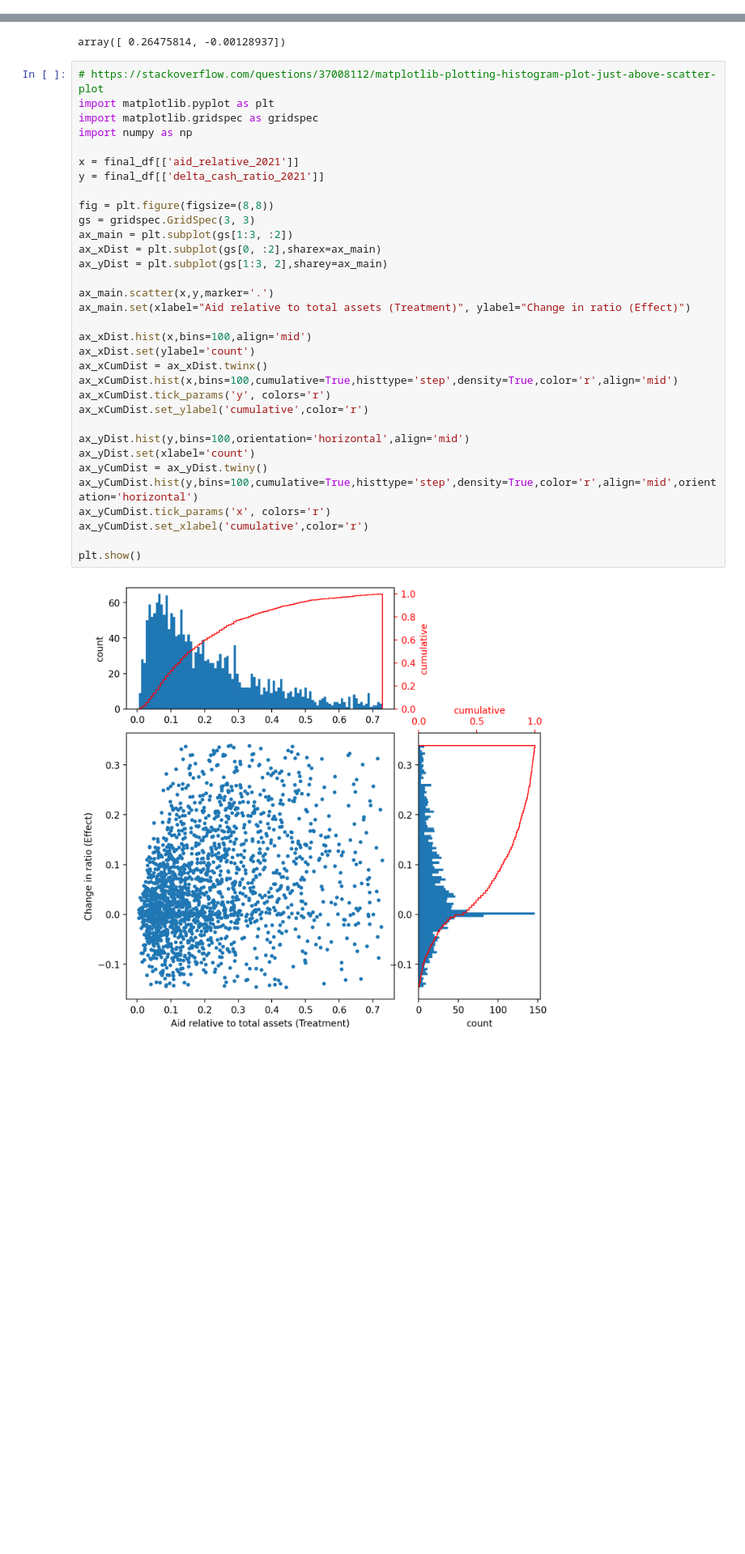
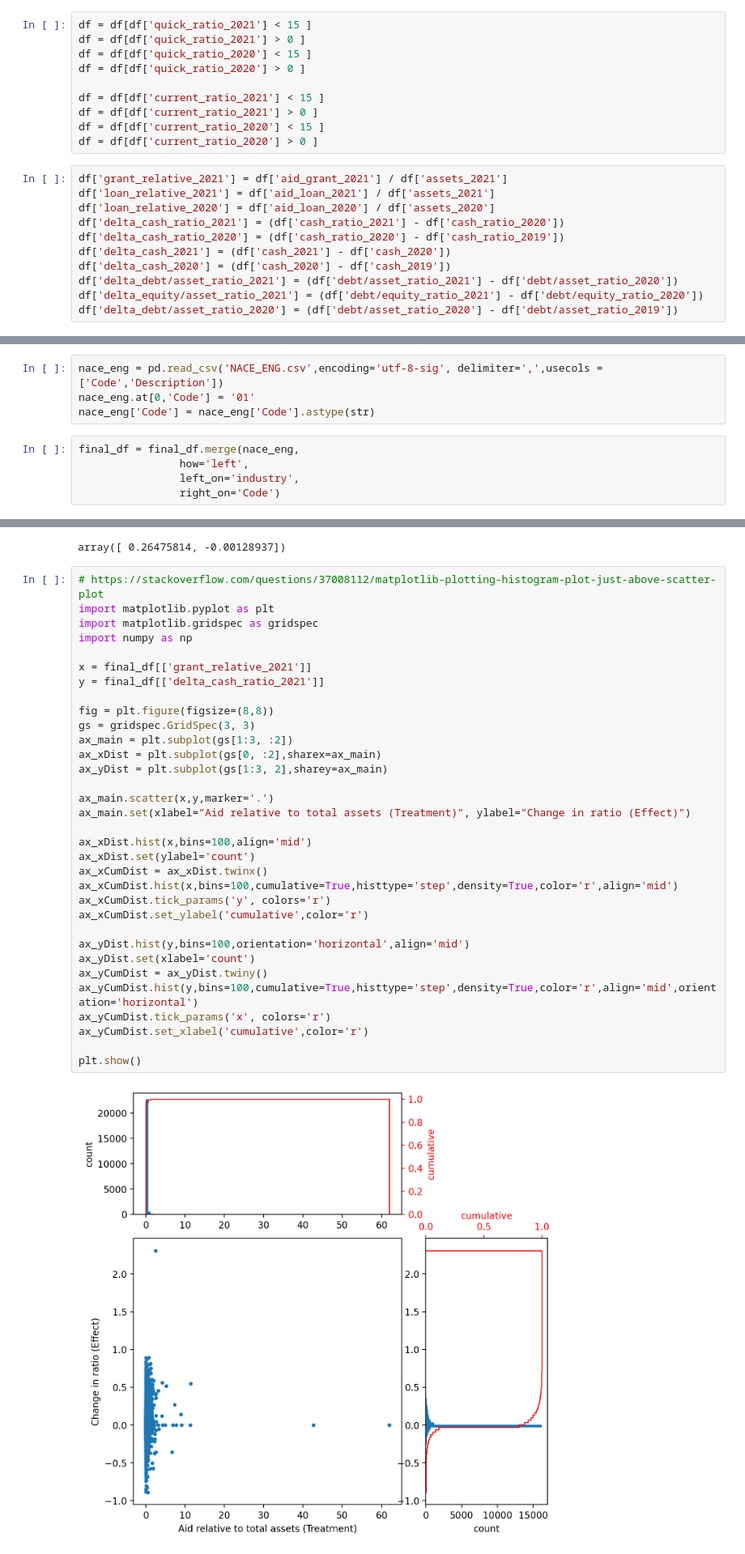
Before and after one commit to m-schildt/AAA, a Jupyter notebook: 6_response_curves.ipynb, the cells around one changed output, grey strips where cells are left out. Shown at 81% size. Saved outputs shown, nothing was run; the diff lists cells and outputs as text; blank space fills up the shorter version.

Commit message:
curves

```diff
--- a/6_response_curves.ipynb
+++ b/6_response_curves.ipynb
@@ -262,0 +26,21 @@ fig.savefig('test_causal_curves.png', bbox_inches='tight', dpi = 300)
+# %%
+df = df[df['quick_ratio_2021'] < 15 ]
+df = df[df['quick_ratio_2021'] > 0 ]
+df = df[df['quick_ratio_2020'] < 15 ]
+df = df[df['quick_ratio_2020'] > 0 ]
+
+df = df[df['current_ratio_2021'] < 15 ]
+df = df[df['current_ratio_2021'] > 0 ]
+df = df[df['current_ratio_2020'] < 15 ]
+df = df[df['current_ratio_2020'] > 0 ]
+# %%
+df['grant_relative_2021'] = df['aid_grant_2021'] / df['assets_2021']
+df['loan_relative_2021'] = df['aid_loan_2021'] / df['assets_2021']
+df['loan_relative_2020'] = df['aid_loan_2020'] / df['assets_2020']
+df['delta_cash_ratio_2021'] = (df['cash_ratio_2021'] - df['cash_ratio_2020'])
+df['delta_cash_ratio_2020'] = (df['cash_ratio_2020'] - df['cash_ratio_2019'])
+df['delta_cash_2021'] = (df['cash_2021'] - df['cash_2020'])
+df['delta_cash_2020'] = (df['cash_2020'] - df['cash_2019'])
+df['delta_debt/asset_ratio_2021'] = (df['debt/asset_ratio_2021'] - df['debt/asset_ratio_2020'])
+df['delta_equity/asset_ratio_2021'] = (df['debt/equity_ratio_2021'] - df['debt/equity_ratio_2020'])
+df['delta_debt/asset_ratio_2020'] = (df['debt/asset_ratio_2020'] - df['debt/asset_ratio_2019'])
@@ -262,0 +578,9 @@ fig.savefig('test_causal_curves.png', bbox_inches='tight', dpi = 300)
+# %%
+nace_eng = pd.read_csv('NACE_ENG.csv',encoding='utf-8-sig', delimiter=',',usecols = ['Code','Description'])
+nace_eng.at[0,'Code'] = '01'
+nace_eng['Code'] = nace_eng['Code'].astype(str)
+# %%
+final_df = final_df.merge(nace_eng,
+                how='left',
+                left_on='industry',
+                right_on='Code')
@@ -445,35 +847,35 @@ import matplotlib.pyplot as plt
 import matplotlib.gridspec as gridspec
 import numpy as np
 
-x = final_df[['aid_relative_2021']]
+x = final_df[['grant_relative_2021']]
 y = final_df[['delta_cash_ratio_2021']]
 
 fig = plt.figure(figsize=(8,8))
 gs = gridspec.GridSpec(3, 3)
 ax_main = plt.subplot(gs[1:3, :2])
 ax_xDist = plt.subplot(gs[0, :2],sharex=ax_main)
 ax_yDist = plt.subplot(gs[1:3, 2],sharey=ax_main)
 
 ax_main.scatter(x,y,marker='.')
 ax_main.set(xlabel="Aid relative to total assets (Treatment)", ylabel="Change in ratio (Effect)")
 
 ax_xDist.hist(x,bins=100,align='mid')
 ax_xDist.set(ylabel='count')
 ax_xCumDist = ax_xDist.twinx()
 ax_xCumDist.hist(x,bins=100,cumulative=True,histtype='step',density=True,color='r',align='mid')
 ax_xCumDist.tick_params('y', colors='r')
 ax_xCumDist.set_ylabel('cumulative',color='r')
 
 ax_yDist.hist(y,bins=100,orientation='horizontal',align='mid')
 ax_yDist.set(xlabel='count')
 ax_yCumDist = ax_yDist.twiny()
 ax_yCumDist.hist(y,bins=100,cumulative=True,histtype='step',density=True,color='r',align='mid',orientation='horizontal')
 ax_yCumDist.tick_params('x', colors='r')
 ax_yCumDist.set_xlabel('cumulative',color='r')
 
 plt.show()
 # %% [output]
-[figure, old version]
+[figure, new version]
 # %%
 # https://stackoverflow.com/questions/37008112/matplotlib-plotting-histogram-plot-just-above-scatter-plot
 import matplotlib.pyplot as plt
```
Also changed, not shown: parts of 69 cells of this notebook, 26 other files.
